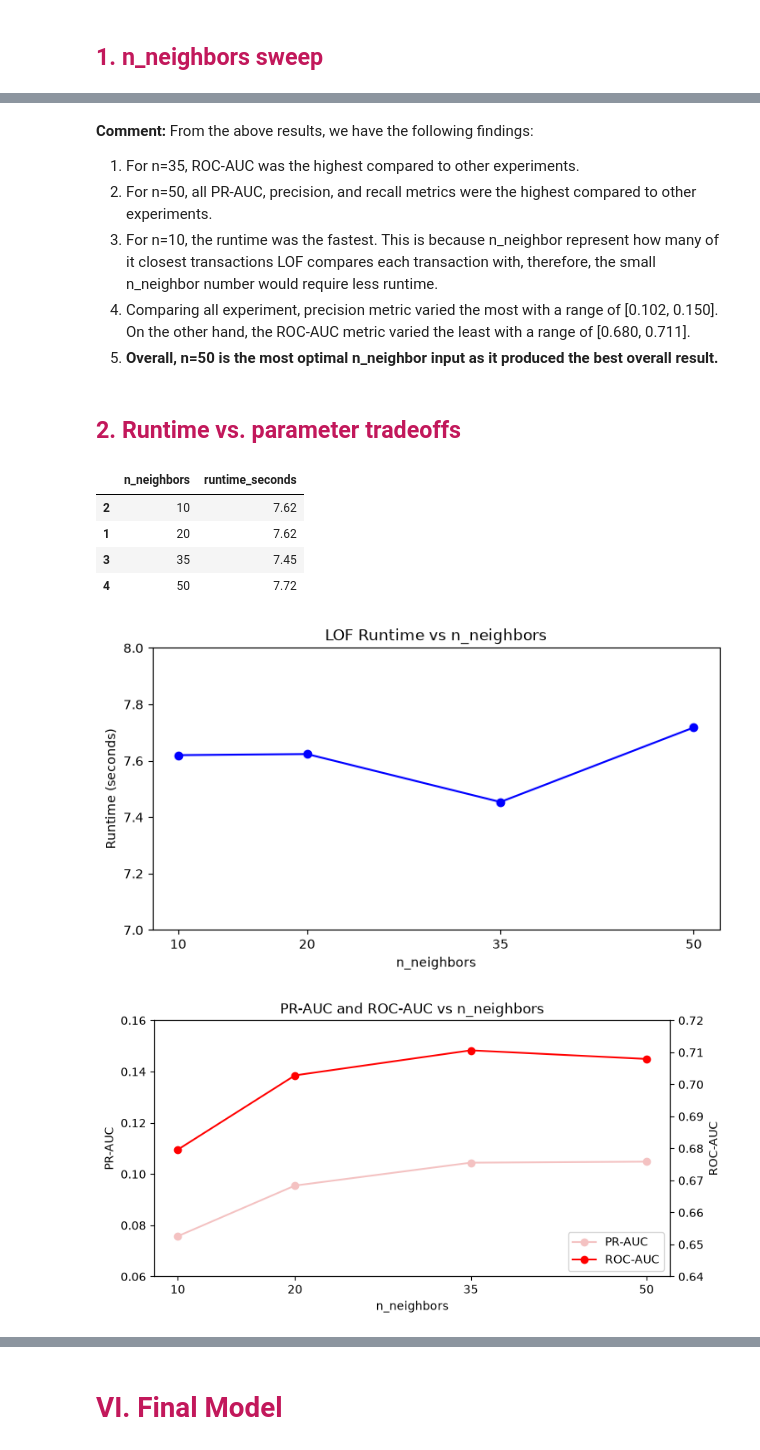
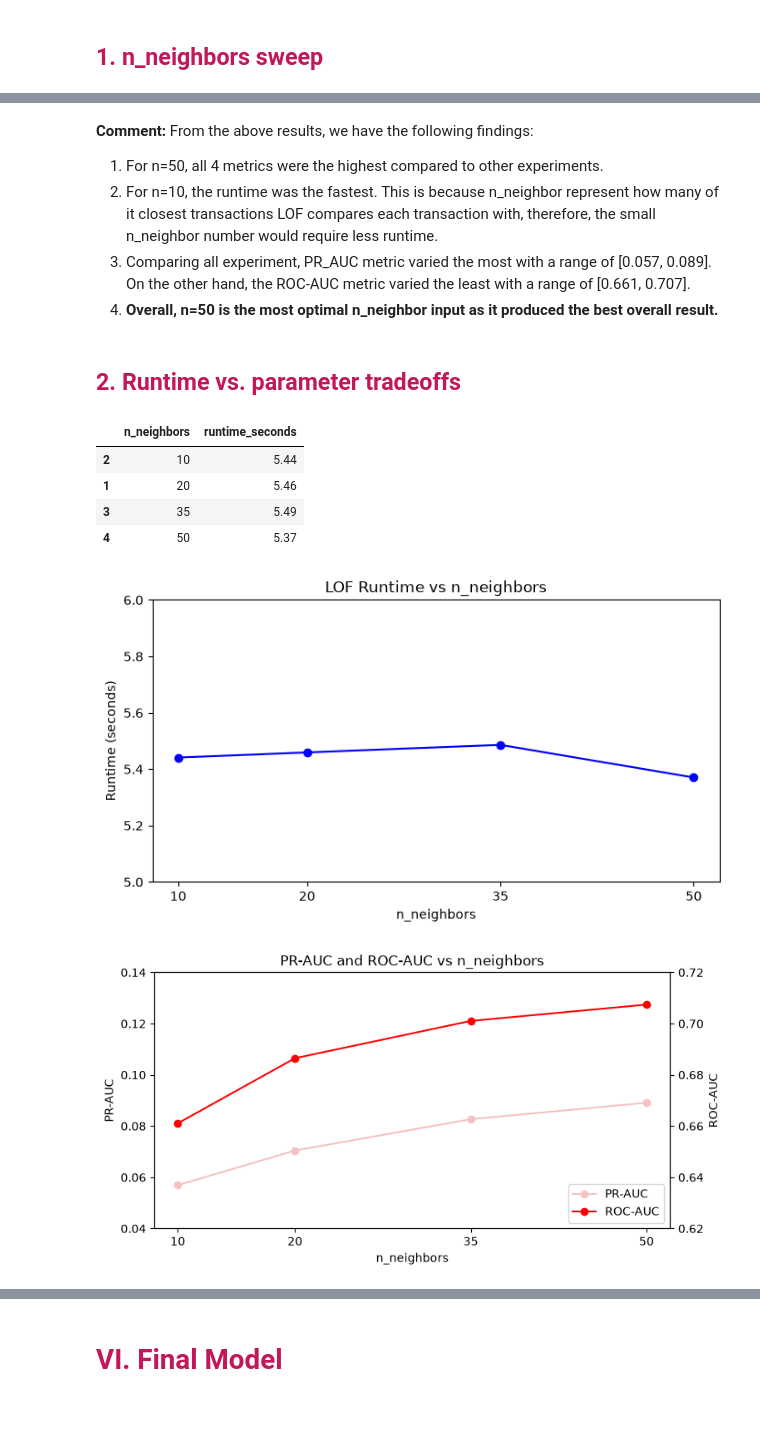
Before and after one commit to Nafisatibrahim/Unsupervised-fraud-detection-the-outliers, a Jupyter notebook: notebooks/04-lof.ipynb, the cells around one changed output, grey strips where cells are left out. Drawn from its saved outputs; the diff is of its cells as text; code cells hidden in the pictures; blank space fills up the shorter version.

```diff
--- a/notebooks/04-lof.ipynb
+++ b/notebooks/04-lof.ipynb
@@ -514,10 +514,9 @@ n_neighbors=50: ROC-AUC 0.708 | PR-AUC 0.105 | Precision 0.150 | Recall 0.271 |
 # %% [markdown]
 **Comment:**
 From the above results, we have the following findings:
-1. For n=35, ROC-AUC was the highest compared to other experiments.
-2. For n=50, all PR-AUC, precision, and recall metrics were the highest compared to other experiments.
+1. For n=50, all 4 metrics were the highest compared to other experiments.
 3. For n=10, the runtime was the fastest. This is because n_neighbor represent how many of it closest transactions LOF compares each transaction with, therefore, the small n_neighbor number would require less runtime.
-4. Comparing all experiment, precision metric varied the most with a range of [0.102, 0.150]. On the other hand, the ROC-AUC metric varied the least with a range of [0.680, 0.711].
+4. Comparing all experiment, PR_AUC metric varied the most with a range of [0.057, 0.089]. On the other hand, the ROC-AUC metric varied the least with a range of [0.661, 0.707].
 5. **Overall, n=50 is the most optimal n_neighbor input as it produced the best overall result.**
 # %% [markdown]
 <a id="runtime-tradeoffs"></a>
@@ -535,41 +534,41 @@ tempdf = pd.read_csv(EXPERIMENT_LOG_PATH).iloc[1:].sort_values("n_neighbors") #
 display(tempdf[["n_neighbors", "runtime_seconds"]].round(2))
 
 # Plotting Line graph of n_neighbors vs runtime_seconds
 fig, ax = plt.subplots(figsize=(8, 4))
 ax.plot(tempdf["n_neighbors"], tempdf["runtime_seconds"], marker="o", color="blue")
 ax.set_xticks(tempdf["n_neighbors"])
 ax.set_xlabel("n_neighbors")
 ax.set_ylabel("Runtime (seconds)")
-ax.set_ylim(7, 8)
+ax.set_ylim(5, 6)
 ax.set_title(f"LOF Runtime vs n_neighbors")
 plt.show()
 
 # Line graph: PR-AUC on the left y axis, ROC-AUC on the right y axis
 fig, ax1 = plt.subplots(figsize=(8, 4))
 ax1.plot(tempdf["n_neighbors"], tempdf["pr_auc"], marker="o", color="#F4C2C2", label="PR-AUC")
 ax1.set_xlabel("n_neighbors")
 ax1.set_ylabel("PR-AUC")
-ax1.set_ylim(0.06, 0.16)
+ax1.set_ylim(0.04, 0.14)
 ax2 = ax1.twinx() # second y axis that shares the same x axis
 ax2.plot(tempdf["n_neighbors"], tempdf["roc_auc"], marker="o", color="red", label="ROC-AUC")
 ax2.set_ylabel("ROC-AUC")
-ax2.set_ylim(0.64, 0.72)
+ax2.set_ylim(0.62, 0.72)
 
 # combine the legends from both axes
 lines1, labels1 = ax1.get_legend_handles_labels()
 lines2, labels2 = ax2.get_legend_handles_labels()
 ax1.legend(lines1 + lines2, labels1 + labels2, loc="lower right")
 
 ax1.set_xticks(tempdf["n_neighbors"])
 ax1.set_title("PR-AUC and ROC-AUC vs n_neighbors")
 plt.show()
 # %% [output]
 |  | n_neighbors | runtime_seconds |
-| 2 | 10 | 7.62 |
-| 1 | 20 | 7.62 |
-| 3 | 35 | 7.45 |
-| 4 | 50 | 7.72 |
+| 2 | 10 | 5.44 |
+| 1 | 20 | 5.46 |
+| 3 | 35 | 5.49 |
+| 4 | 50 | 5.37 |
-[figure, old version]
+[figure, new version]
-[figure, old version]
+[figure, new version]
 # %% [markdown]
 **Comment:**
```
Also changed, not shown: parts of 18 cells of this notebook.
